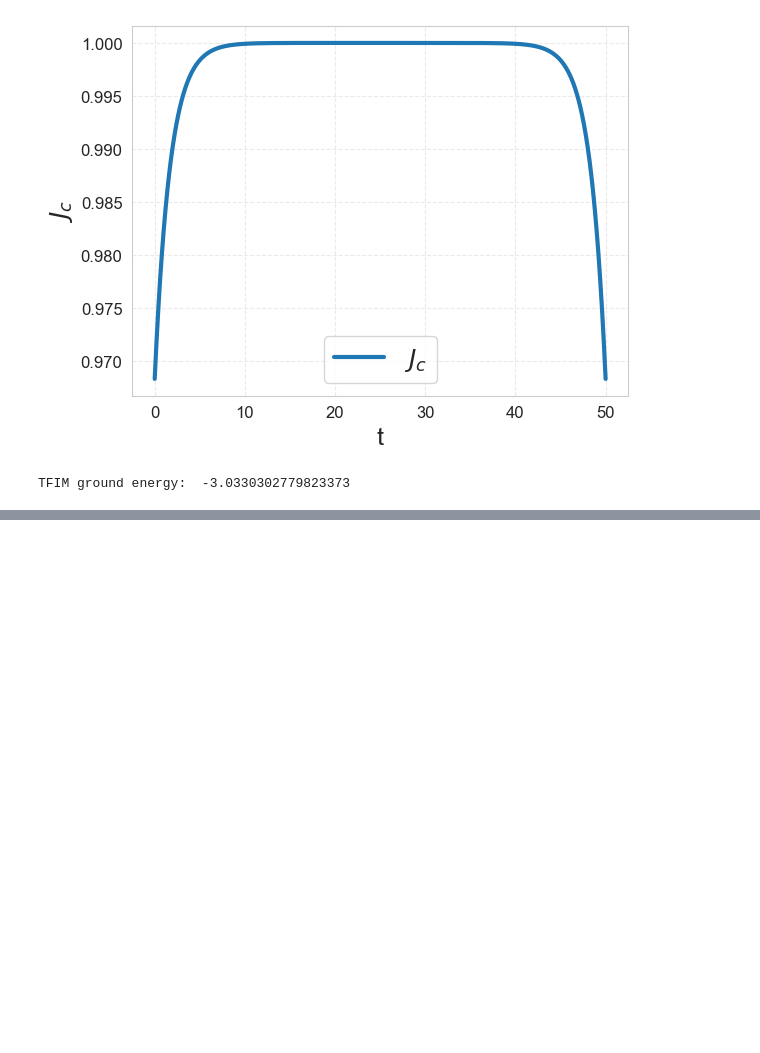
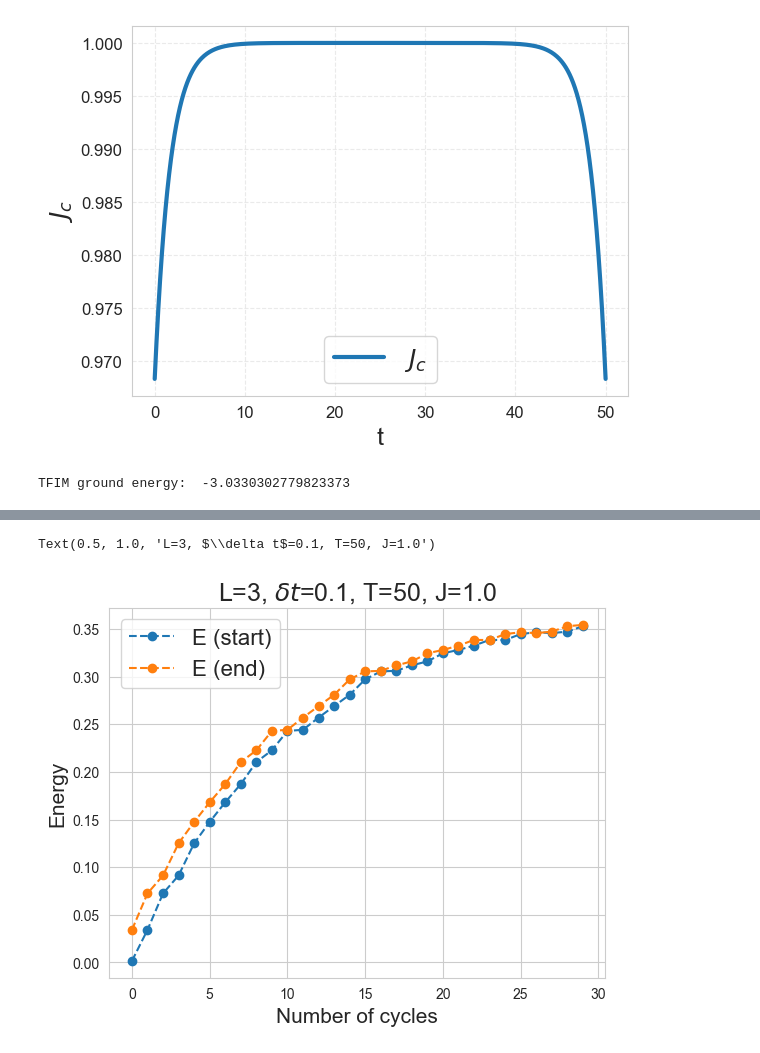
Before and after one commit to konj5/IJS2024, a Jupyter notebook: Version 3.0/QT_Protocol.ipynb, the cells around one changed output, grey strips where cells are left out. Cells and saved outputs as stored; diff of their text form; code cells hidden in the pictures; blank space fills up the shorter version.

```diff
--- a/Version 3.0/QT_Protocol.ipynb
+++ b/Version 3.0/QT_Protocol.ipynb
@@ -80,0 +82,39 @@ Za celo matriko nucaš mesolve!!!!
+# %%
+start_cycle_energies = data[0,:,0]
+end_cycle_energies = data[0,:,-1]
+
+
+
+plt.plot(start_cycle_energies, '--o', label="E (start)")
+plt.plot(end_cycle_energies, '--o', label="E (end)")
+
+#plt.axhline(y=E0, linestyle='--', color='black', label=r"$E_0$")
+
+i = 0
+j = 0
+E = E0
+while True:
+    try:
+        i += 1
+        #print(f"{E}  {j}  {i}")
+        if eigen_energies[i] > np.max(start_cycle_energies) and eigen_energies[i] > np.max(end_cycle_energies):
+            break
+        if np.round(eigen_energies[i], 2) == np.round(E,2):
+            continue
+
+        plt.axhline(y=eigen_energies[i], linestyle='--', color='gray')
+        j += 1
+        E = eigen_energies[i]
+    except IndexError:
+        break
+
+J, hx, hz = proc.tfim_parameters
+
+
+plt.legend(fontsize = 16)
+plt.xlabel('Number of cycles', fontsize = 15)
+plt.ylabel('Energy', fontsize = 15)
+plt.title(fr'L={proc.L}, $\delta t$={proc.dt}, T={T}, J={J}', fontsize = 18)
+# %% [output]
+Text(0.5, 1.0, 'L=3, $\\delta t$=0.1, T=50, J=1.0')
+[figure, added]
```
Also changed, not shown: parts of 5 cells of this notebook, 15 other files.
